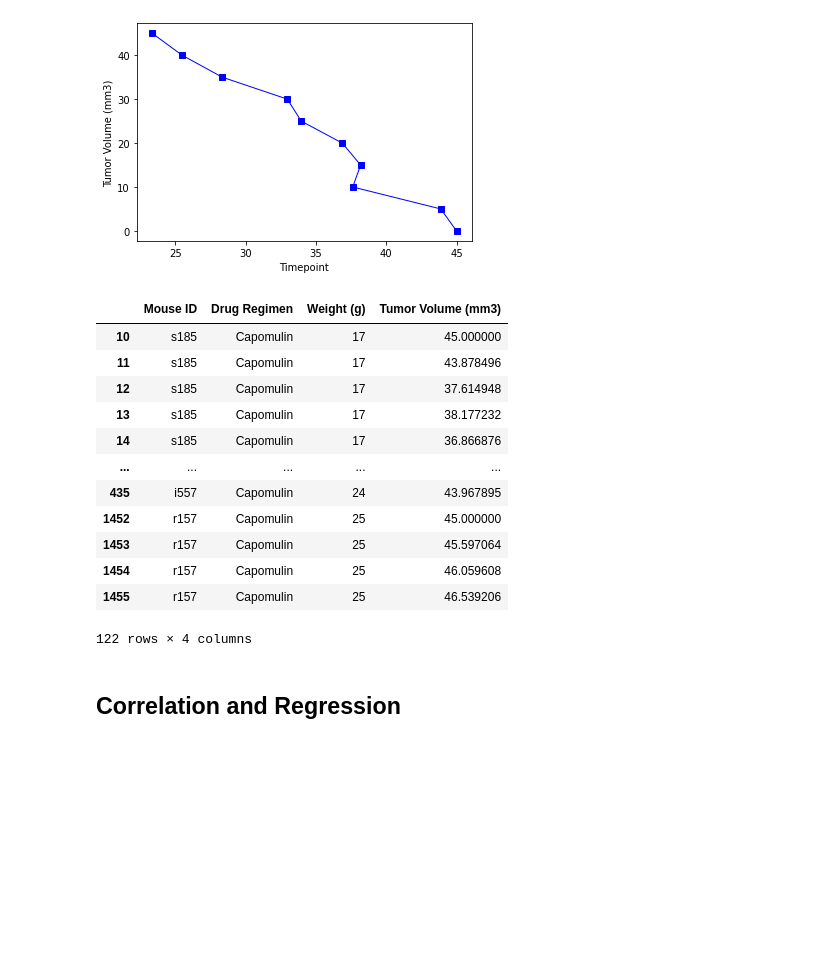
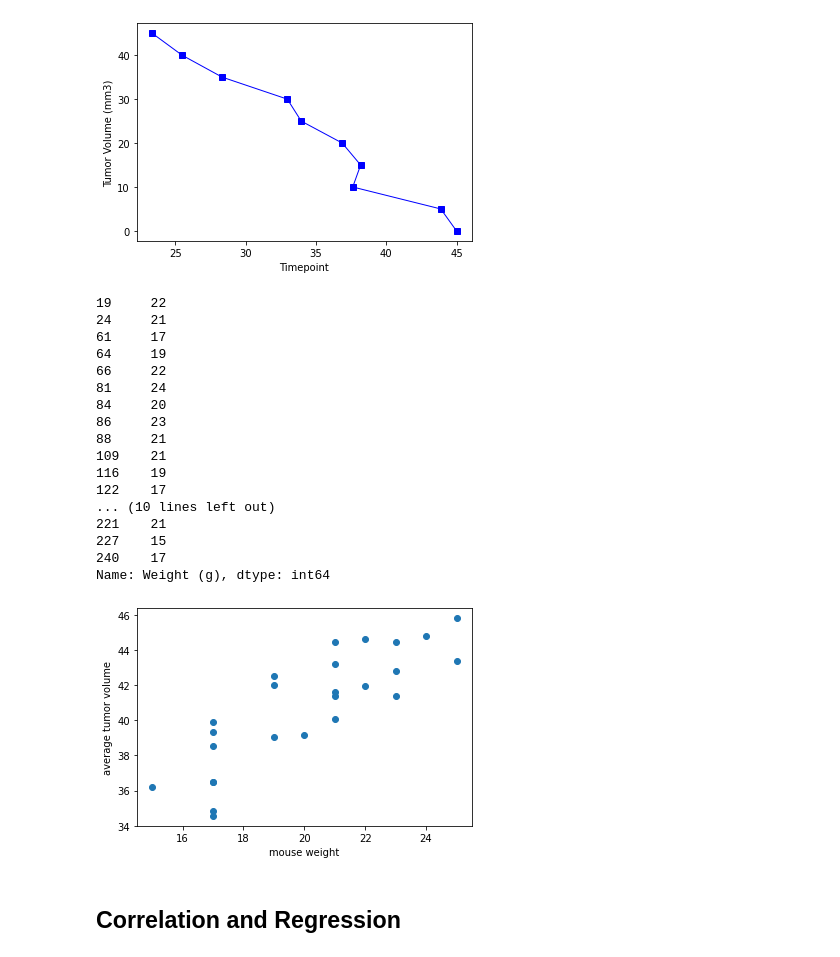
Before and after one commit to Rongjun-Ding/Matplotlib, a Jupyter notebook: Pymaceuticals/pymaceuticals_starter.ipynb, the cells around one changed output. Saved outputs shown, nothing was run; the diff lists cells and outputs as text; code cells hidden in the pictures; blank space fills up the shorter version.

```diff
--- a/Pymaceuticals/pymaceuticals_starter.ipynb
+++ b/Pymaceuticals/pymaceuticals_starter.ipynb
@@ -366,35 +366,44 @@ Text(0, 0.5, 'Tumor Volume (mm3)')
 # %%
 # Generate a scatter plot of average tumor volume vs. mouse weight
 # for all mice in the Capomulin regimen
 
 # FIRST get all unique weights for all mice in the Capomulin regimen.
 exampleA=merge_df1.loc[merge_df1["Drug Regimen"] =="Capomulin", [
     "Mouse ID", "Drug Regimen", "Weight (g)","Tumor Volume (mm3)"]]
 # SECOND, get all of tumor values in all timepoints for all mice in the Capomulin regimen.
 exampleB=merge_df.loc[merge_df["Drug Regimen"] =="Capomulin", [
     "Mouse ID", "Drug Regimen", "Weight (g)","Tumor Volume (mm3)"]]
-# average tumor volume for all mice in the Capomulin regimen
-average_tumor_volume=sum(exampleB["Tumor Volume (mm3)"])/len(exampleB["Tumor Volume (mm3)"])
-#plt.scatter(exampleA["Weight (g)"], average_tumor_volume, marker="o", facecolors="red", edgecolors="black",
-            #s=x_axis, alpha=0.75)
 
-average_miceA = exampleB.groupby("Mouse ID")
-counts_mice=average_miceA["Tumor Volume (mm3)"].count()
-average_miceA.head()
+# GET the average tumor volume for all mice in the Capomulin regimen
+grouped_AVERAGE = exampleB.groupby('Mouse ID').agg({'Tumor Volume (mm3)': ['mean']})
+
+print(exampleA["Weight (g)"])
+print(grouped_AVERAGE)
+#get the average tumor volume for all mice in the Capomulin regimen to a list
+grouped_tumor_volume=[41.963636,40.083699,36.505973,41.990097,44.613344,44.805810,39.141053,44.465236,43.216925,44.434474,42.507261,34.847470,39.049816,45.798970,36.509212,43.367364,34.559143,42.803733,39.328725,39.887495,41.581595,41.384825,41.352452,36.182040,38.506829]
+plt.scatter(exampleA["Weight (g)"],grouped_tumor_volume)
+plt.xlabel('mouse weight')
+plt.ylabel('average tumor volume')
+plt.show()
 # %% [output]
-|  | Mouse ID | Drug Regimen | Weight (g) | Tumor Volume (mm3) |
-| 10 | s185 | Capomulin | 17 | 45.000000 |
-| 11 | s185 | Capomulin | 17 | 43.878496 |
-| 12 | s185 | Capomulin | 17 | 37.614948 |
-| 13 | s185 | Capomulin | 17 | 38.177232 |
-| 14 | s185 | Capomulin | 17 | 36.866876 |
-| ... | ... | ... | ... | ... |
-| 435 | i557 | Capomulin | 24 | 43.967895 |
-| 1452 | r157 | Capomulin | 25 | 45.000000 |
-| 1453 | r157 | Capomulin | 25 | 45.597064 |
-| 1454 | r157 | Capomulin | 25 | 46.059608 |
-| 1455 | r157 | Capomulin | 25 | 46.539206 |
-122 rows × 4 columns
+19     22
+24     21
+61     17
+64     19
+66     22
+81     24
+84     20
+86     23
+88     21
+109    21
+116    19
+122    17
+... (10 lines left out)
+221    21
+227    15
+240    17
+Name: Weight (g), dtype: int64
+[figure, added]
 # %% [markdown]
 ## Correlation and Regression
 # %%
```
Also changed, not shown: parts of 1 cell of this notebook.
